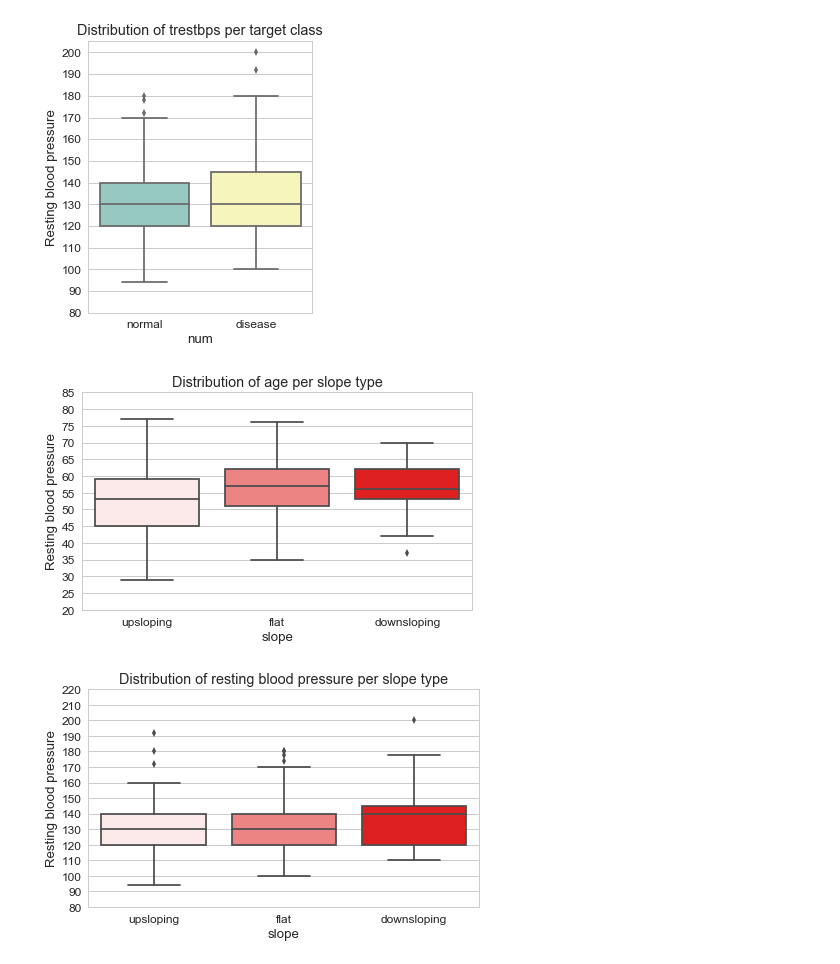
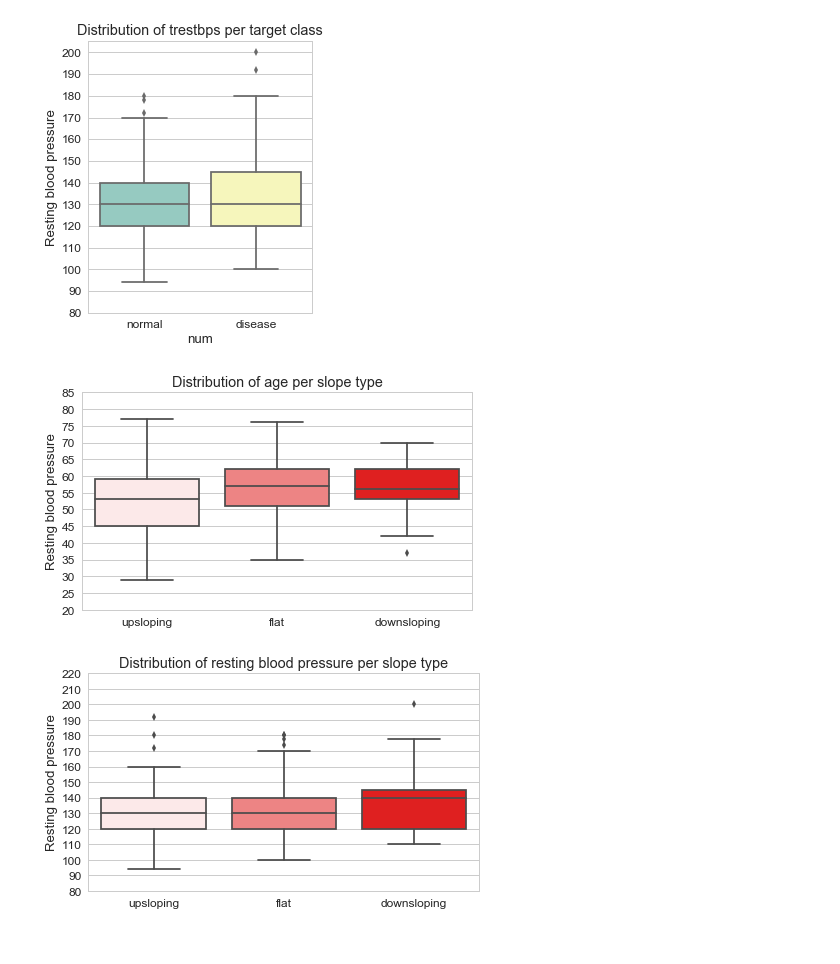
Before and after one commit to Nilabhra/jacobs_da_2017, a Jupyter notebook: assignment_1/assignment1.ipynb, the cells around one changed output. Cells and saved outputs as stored; diff of their text form; code cells hidden in the pictures.

```diff
--- a/assignment_1/assignment1.ipynb
+++ b/assignment_1/assignment1.ipynb
@@ -154,17 +154,17 @@ _ = fig.set_title('Distribution of trestbps per target class')
 # %%
 data['named_slope'] = data['slope'].apply(lambda x: 'upsloping' if x == 1 else
                                           'flat' if x == 2 else 'downsloping')
 f = plt.figure()
 with sns.color_palette(sns.light_palette("red", 3)):
     fig = sns.boxplot(x='named_slope', y='age', data=data, order=['upsloping', 'flat', 'downsloping'])
     _ = fig.set_yticks(np.arange(20, 90, 5))
     _ = f.add_subplot(fig)
     _ = f.set_size_inches(7, 4)
-    _ = fig.set_xlabel('slope')
+    _ = fig.set_xlabel('')
     _ = fig.set_ylabel('Resting blood pressure')
     _ = fig.set_title('Distribution of age per slope type')
 # %% [output]
-[figure, old version]
+[figure, new version]
 # %%
 f = plt.figure()
 with sns.color_palette(sns.light_palette("red", 3)):
@@ -172,11 +172,11 @@ with sns.color_palette(sns.light_palette("red", 3)):
     _ = fig.set_yticks(np.arange(80, 230, 10))
     _ = f.add_subplot(fig)
     _ = f.set_size_inches(7, 4)
-    _ = fig.set_xlabel('slope')
+    _ = fig.set_xlabel('')
     _ = fig.set_ylabel('Resting blood pressure')
     _ = fig.set_title('Distribution of resting blood pressure per slope type')
 # %% [output]
-[figure, old version]
+[figure, new version]
 # %%
 sns.set(font_scale=1.2)
 sns.set_style("whitegrid")
```
Also changed, not shown: parts of 2 cells of this notebook.
